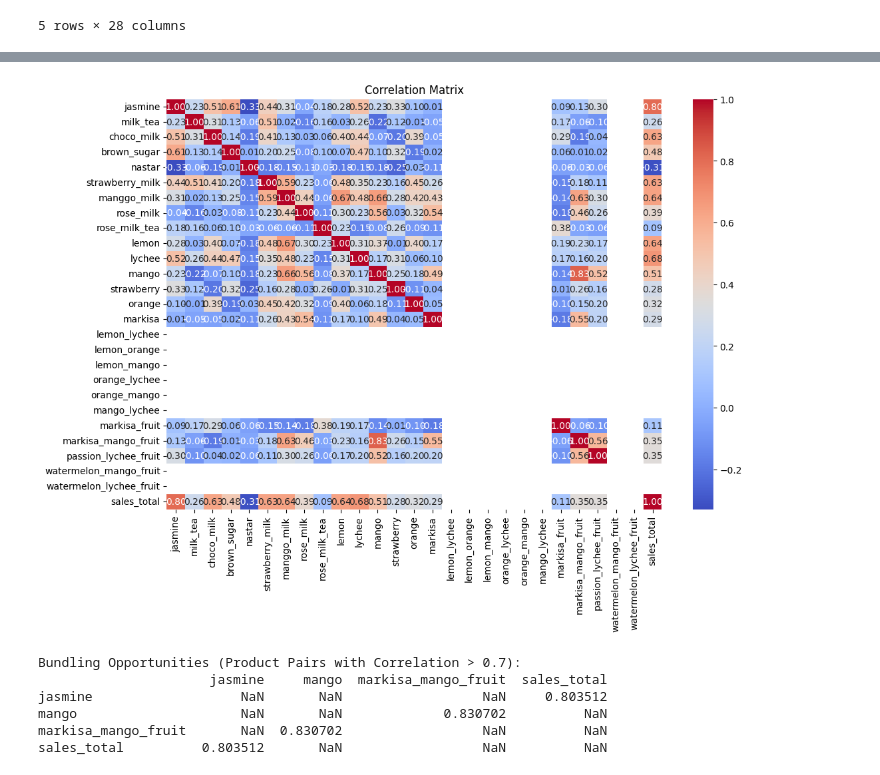
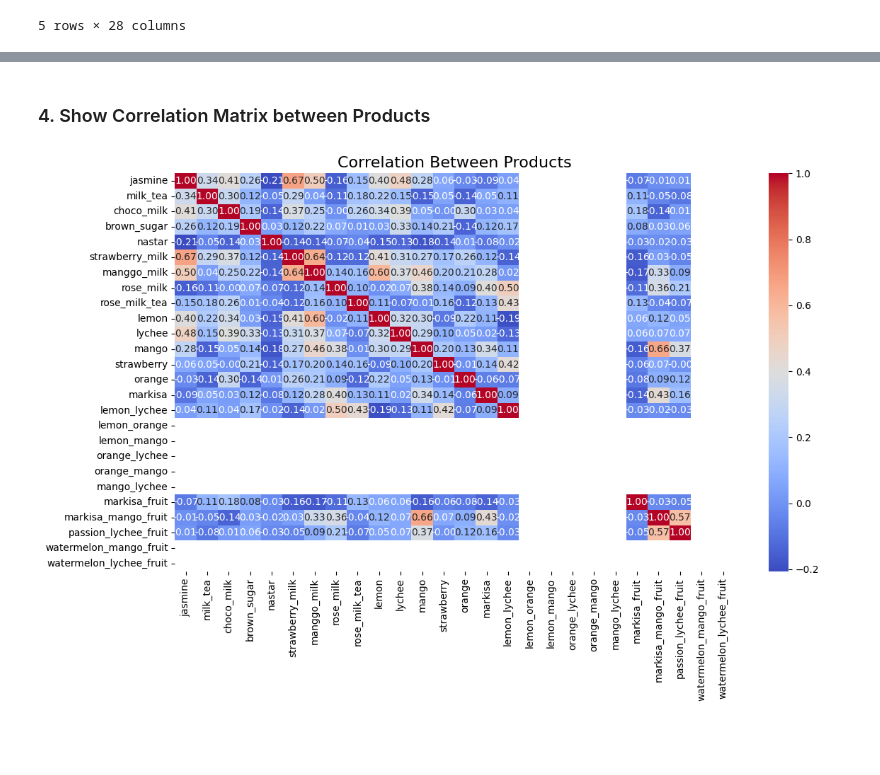
Before and after one commit to bryanfks-dev/Klempoken-Analysis, a Jupyter notebook: main.ipynb, the cells around one changed output, grey strips where cells are left out. Drawn from its saved outputs; the diff is of its cells as text; code cells hidden in the pictures; blank space fills up the shorter version.

```diff
--- a/main.ipynb
+++ b/main.ipynb
@@ -10,10 +10,10 @@ import matplotlib.pyplot as plt
 import seaborn
 # %%
 # Load data from CSV file
-data = pd.read_csv('dataset.csv')
+df = pd.read_csv('dataset.csv')
 
-# Shows the first 5 rows of the dataset
-data.head()
+# Shows the first 5 rows of the dataframe
+df.head()
 # %% [output]
 |  | date | jasmine | milk_tea | choco_milk | brown_sugar | nastar | strawberry_milk | manggo_milk | rose_milk | ... |
 | 0 | 09/01/2024 | 108 | 5 | 8 | 5 | 0 | 2 | 2 | 0 | ... |
@@ -24,11 +24,8 @@ data.head()
 5 rows × 28 columns
 # %%
 # Convert 'date' column to datetime format
-data['date'] = pd.to_datetime(data['date'], format='%m/%d/%Y')
-
-# Set 'date' column as index
-data.set_index('date', inplace=True)
+df["date"] = pd.to_datetime(df["date"], format="%m/%d/%Y")
 
 # Shows the first 5 rows of the dataset
-data.head()
+df.head()
 # %% [output]
@@ -97,24 +185,22 @@ plt.show()
+# %% [markdown]
+### 4. Show Correlation Matrix between Products
 # %%
-# Correlation between products and total sales
-correlation_matrix = data.corr()
+# Calculate correlation matrix
+correlation_matrix = df[product_columns].corr()
 
-# Heatmap of correlations
+# Create a figure
 plt.figure(figsize=(12, 8))
-seaborn.heatmap(correlation_matrix, annot=True, fmt=".2f", cmap="coolwarm")
-plt.title('Correlation Matrix')
+
+# Plot the correlation matrix
+seaborn.heatmap(correlation_matrix, annot=True, fmt=".2f", cmap="coolwarm", cbar=True)
+
+# Set the title of the plot
+plt.title("Correlation Between Products", fontsize=16)
+
+# Adjust layout
+plt.tight_layout()
+
+# Show the plot
 plt.show()
 # %% [output]
-[figure, old version]
+[figure, new version]
-# %%
-threshold = 0.7
-bundling_opportunities = correlation_matrix[(correlation_matrix > threshold) & (correlation_matrix < 1.0)]
-
-print("Bundling Opportunities (Product Pairs with Correlation > 0.7):")
-print(bundling_opportunities.dropna(how='all', axis=0).dropna(how='all', axis=1))
-# %% [output]
-Bundling Opportunities (Product Pairs with Correlation > 0.7):
-                      jasmine     mango  markisa_mango_fruit  sales_total
-jasmine                   NaN       NaN                  NaN     0.803512
-mango                     NaN       NaN             0.830702          NaN
-markisa_mango_fruit       NaN  0.830702                  NaN          NaN
-sales_total          0.803512       NaN                  NaN          NaN
```
Also changed, not shown: parts of 14 cells of this notebook, 1 other file.
